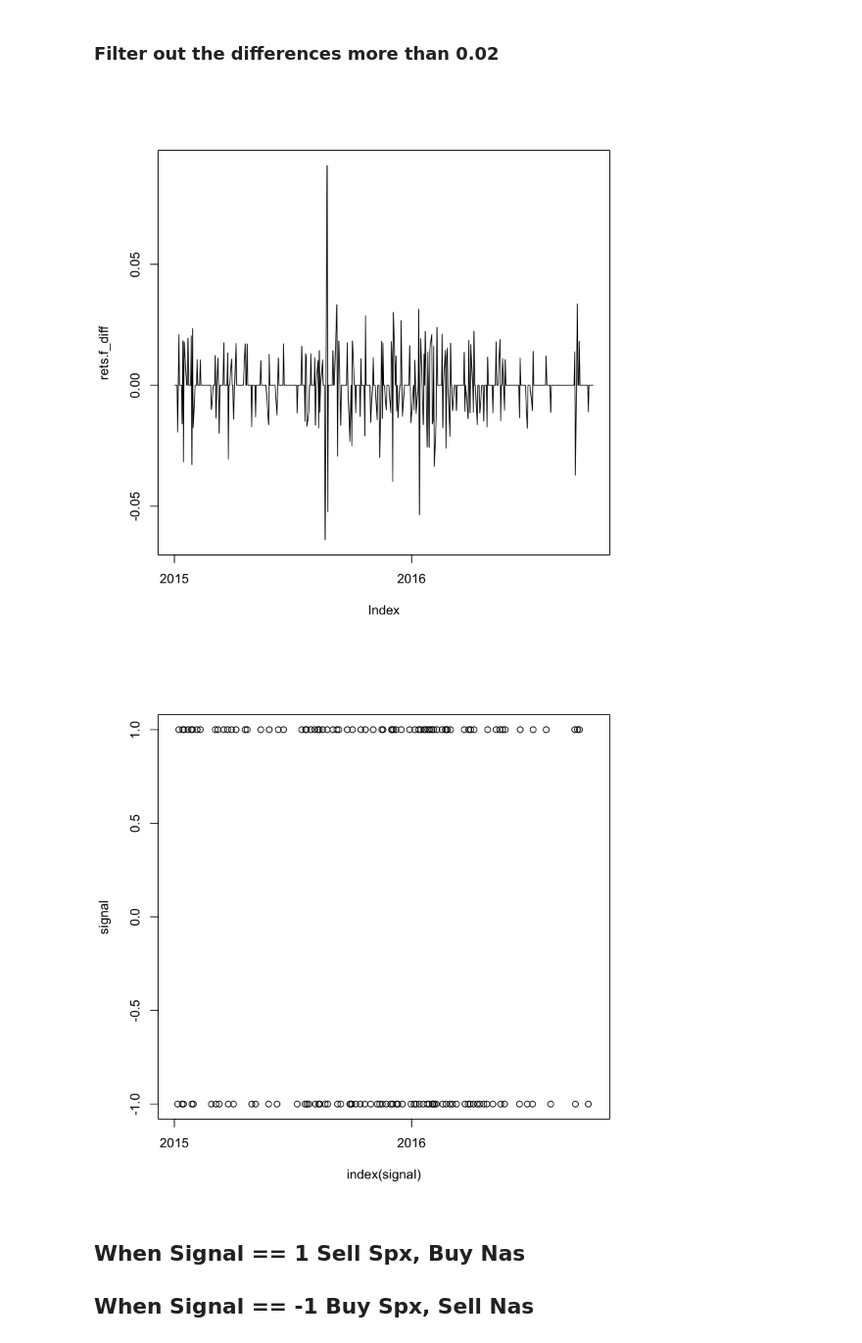
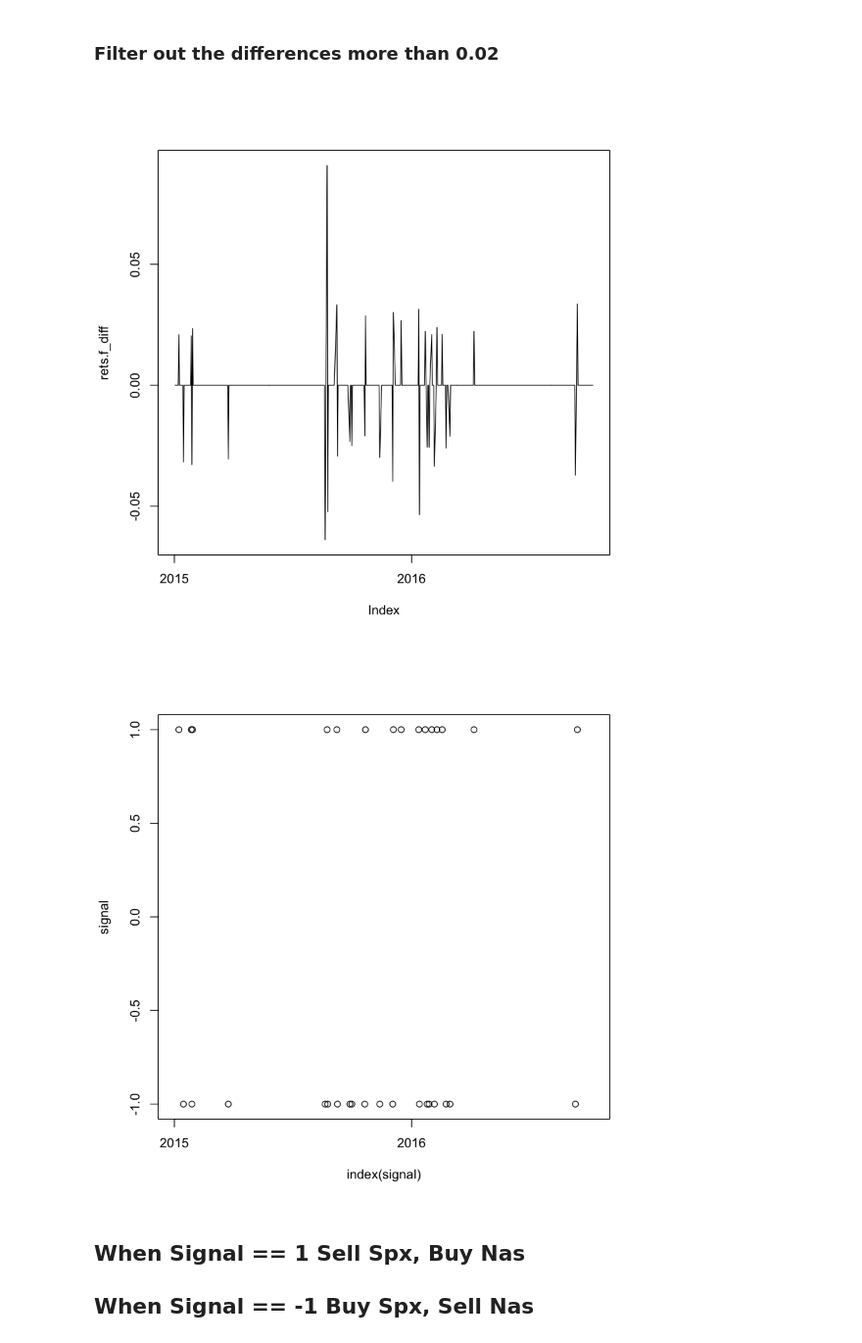
Before and after one commit to ktkutay/ec581, a Jupyter notebook: assignments/2/2_2_spxnas-arbitrage.ipynb, the cells around one changed output. Shown: that part at 98% size. Saved outputs shown, nothing was run; the diff lists cells and outputs as text; code cells hidden in the pictures.

```diff
--- a/assignments/2/2_2_spxnas-arbitrage.ipynb
+++ b/assignments/2/2_2_spxnas-arbitrage.ipynb
@@ -76,23 +59,23 @@ plot(rets.diff)
 # %%
 rets.f_diff = rets.diff*0 #filtered rets diff
 #na.fill(rets.diff, fill=0)
 
 for (i in 1:length(rets.diff)) {
     #print(abs(as.numeric(rets.diff[i])))
-    if (abs(as.numeric(rets.diff[i])) > 0.015) {
+    if (abs(as.numeric(rets.diff[i])) > 0.02) {
         rets.f_diff[i] = rets.diff[i]
     }
 }
 
 plot(rets.f_diff)
 # %% [output]
-[figure, old version]
+[figure, new version]
 # %%
 signal = sign(rets.f_diff)
 signal[signal == 0] = NA
 plot(index(signal),signal)
 # %% [output]
-[figure, old version]
+[figure, new version]
 # %% [markdown]
 ## When Signal == 1 Sell Spx, Buy Nas
 ## When Signal == -1 Buy Spx, Sell Nas
```
Also changed, not shown: parts of 4 cells of this notebook.
